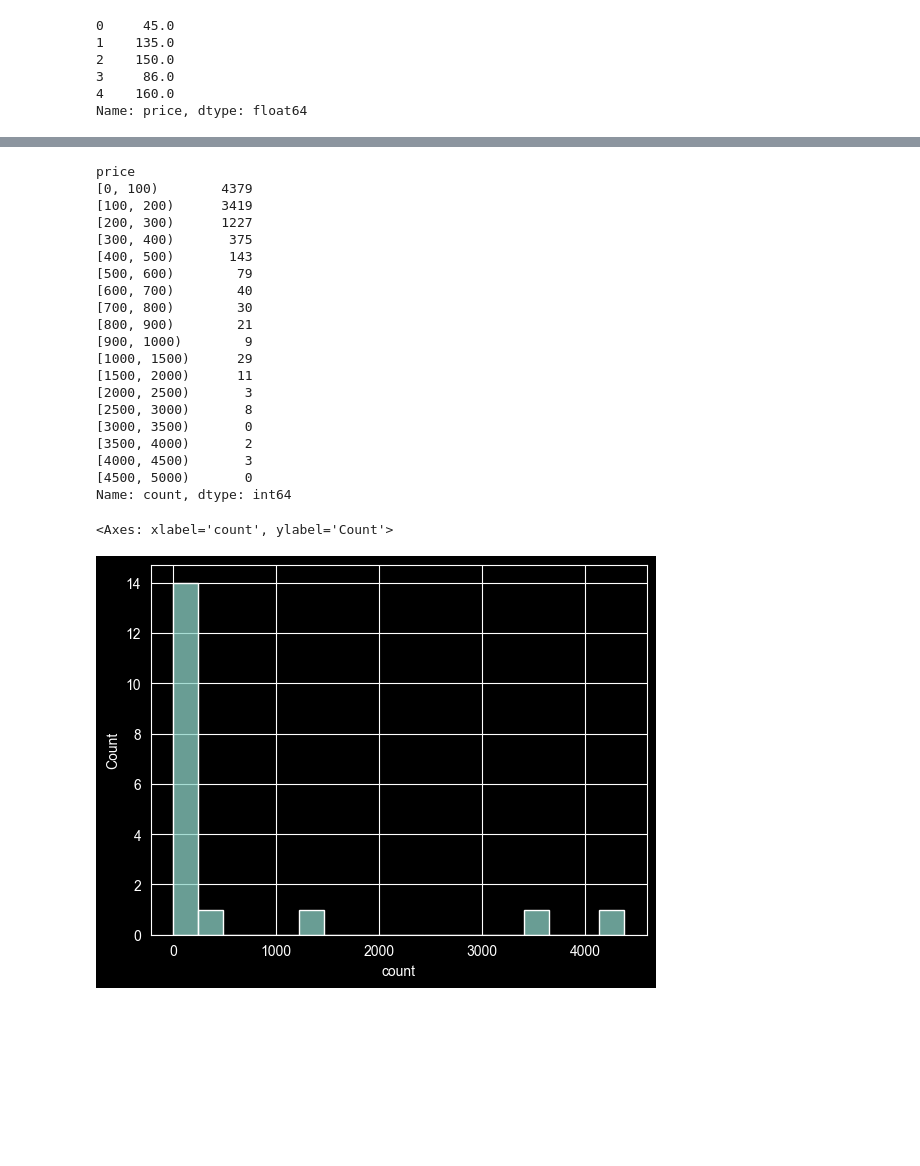
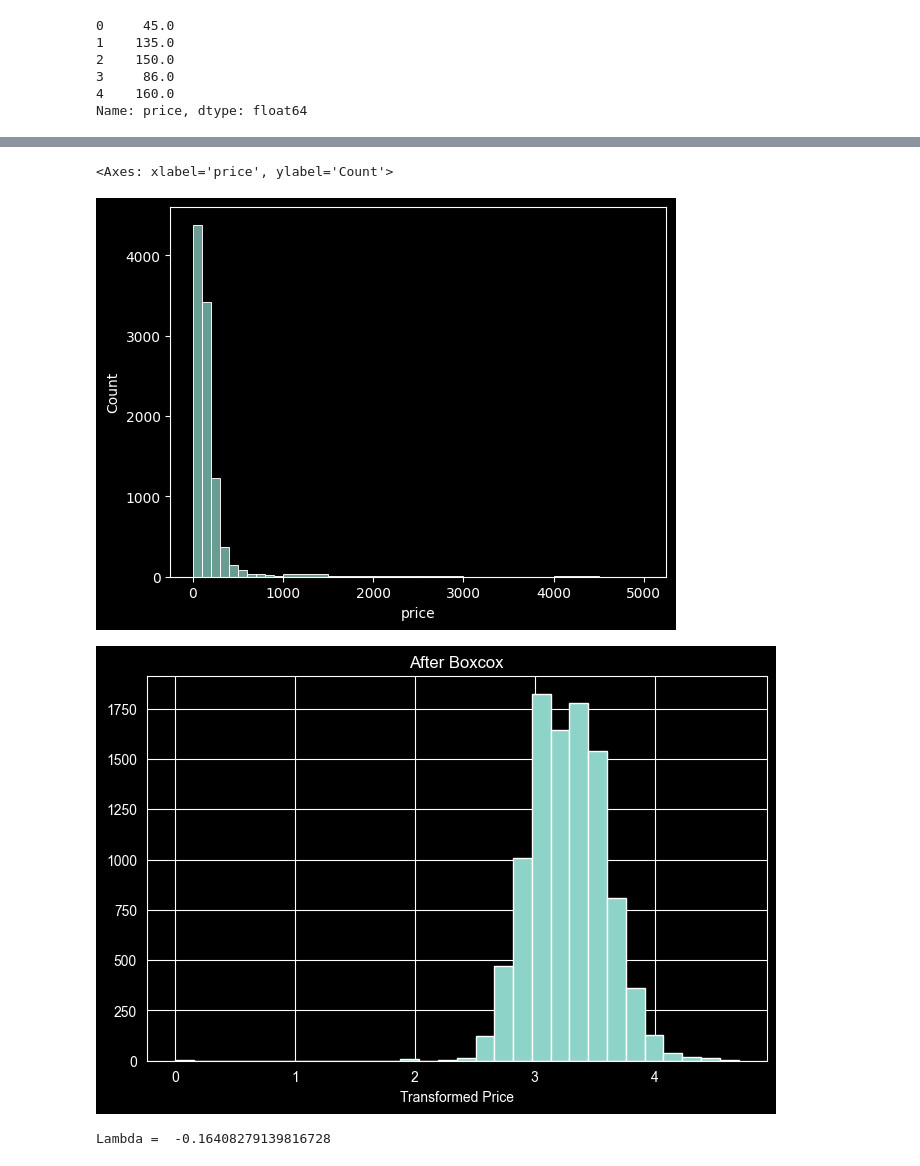
Before and after one commit to hubert21377/Data_Analysis_Workshops, a Jupyter notebook: zad1.ipynb, the cells around one changed output, grey strips where cells are left out. Saved outputs shown, nothing was run; the diff lists cells and outputs as text; code cells hidden in the pictures; blank space fills up the shorter version.

```diff
--- a/zad1.ipynb
+++ b/zad1.ipynb
@@ -39,30 +39,23 @@ sns.histplot(airbnb['price'], bins=20)
-# %%
-bins = [0, 100, 200, 300, 400, 500, 600, 700, 800, 900, 1000, 1500, 2000, 2500, 3000, 3500, 4000, 4500, 5000]
-
-price_cat = pd.cut(airbnb['price'], bins=bins, right=False)
-freq_table = price_cat.value_counts().sort_index()
-print(freq_table)
-sns.histplot(freq_table, bins=len(freq_table))
-# %% [output]
-price
-[0, 100)        4379
-[100, 200)      3419
-[200, 300)      1227
-[300, 400)       375
-[400, 500)       143
-[500, 600)        79
-[600, 700)        40
-[700, 800)        30
-[800, 900)        21
-[900, 1000)        9
-[1000, 1500)      29
-[1500, 2000)      11
-[2000, 2500)       3
-[2500, 3000)       8
-[3000, 3500)       0
-[3500, 4000)       2
-[4000, 4500)       3
-[4500, 5000)       0
-Name: count, dtype: int64
-<Axes: xlabel='count', ylabel='Count'>
-[figure, removed]
+# %%
+bins = [0, 100, 200, 300, 400, 500, 600, 700, 800, 900, 1000, 1500, 2000, 2500, 3000, 3500, 4000, 4500, 5000]
+
+sns.histplot(airbnb['price'], bins=bins)
+# %% [output]
+<Axes: xlabel='price', ylabel='Count'>
+[figure, added]
+# %%
+from scipy.stats import boxcox
+
+price_clean = airbnb['price'].dropna()
+
+price_boxcox, lambda_param = boxcox(price_clean + 1)    # add 1 in case of zero values
+
+plt.figure(figsize=(8, 5))
+plt.hist(price_boxcox, bins=30)
+plt.title('After Boxcox')
+plt.xlabel('Transformed Price')
+plt.show()
+print('Lambda = ', lambda_param)
+# %% [output]
+[figure, added]
+Lambda =  -0.16408279139816728
```
Also changed, not shown: parts of 2 cells of this notebook.
